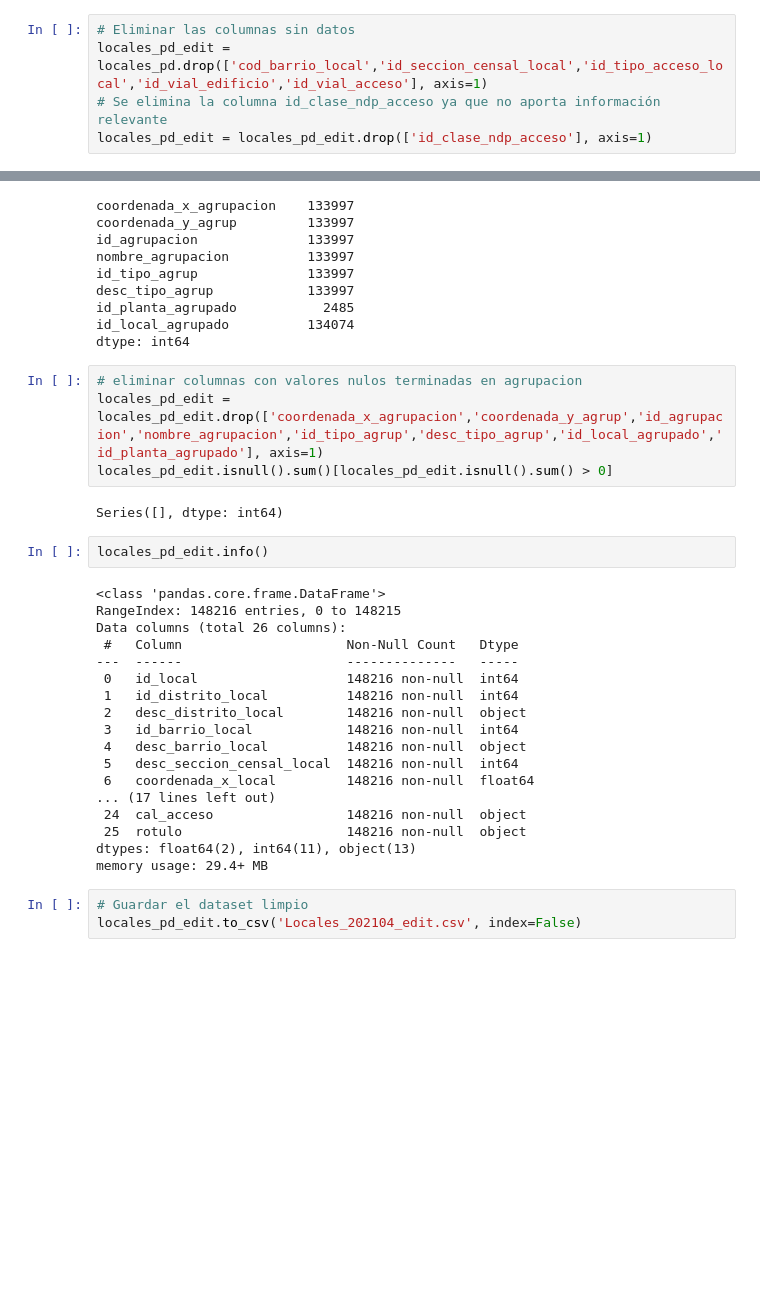
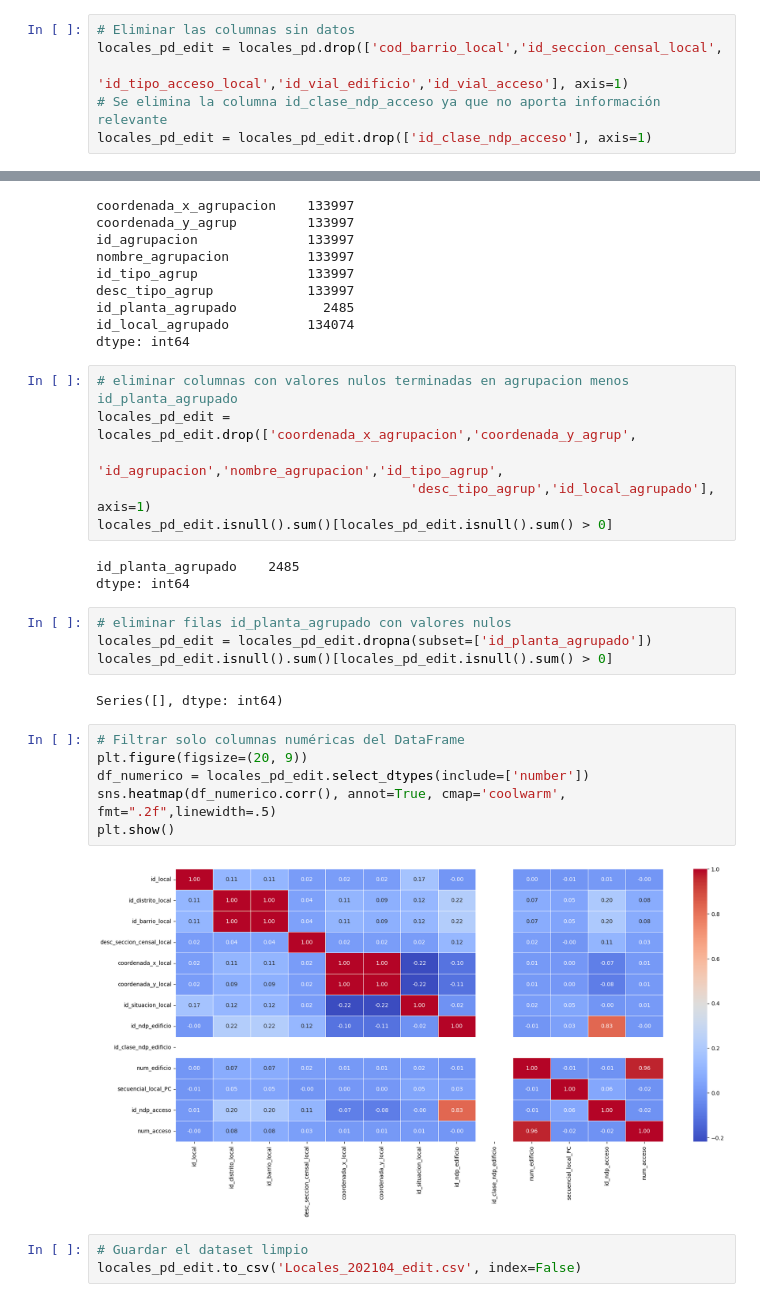
Before and after one commit to SantiagoDrckr/Gobierno_1, a Jupyter notebook: locales.ipynb, the cells around one changed output, grey strips where cells are left out. Saved outputs shown, nothing was run; the diff lists cells and outputs as text; blank space fills up the shorter version.

Commit message:
locales final

```diff
--- a/locales.ipynb
+++ b/locales.ipynb
@@ -127,7 +127,8 @@ plt.show()
 [figure]
 # %%
 # Eliminar las columnas sin datos
-locales_pd_edit = locales_pd.drop(['cod_barrio_local','id_seccion_censal_local','id_tipo_acceso_local','id_vial_edificio','id_vial_acceso'], axis=1)
+locales_pd_edit = locales_pd.drop(['cod_barrio_local','id_seccion_censal_local',
+                                   'id_tipo_acceso_local','id_vial_edificio','id_vial_acceso'], axis=1)
 # Se elimina la columna id_clase_ndp_acceso ya que no aporta información relevante
 locales_pd_edit = locales_pd_edit.drop(['id_clase_ndp_acceso'], axis=1)
 # %%
@@ -150,31 +151,28 @@ id_planta_agrupado           2485
 id_local_agrupado          134074
 dtype: int64
 # %%
-# eliminar columnas con valores nulos terminadas en agrupacion
-locales_pd_edit = locales_pd_edit.drop(['coordenada_x_agrupacion','coordenada_y_agrup','id_agrupacion','nombre_agrupacion','id_tipo_agrup','desc_tipo_agrup','id_local_agrupado','id_planta_agrupado'], axis=1)
+# eliminar columnas con valores nulos terminadas en agrupacion menos id_planta_agrupado
+locales_pd_edit = locales_pd_edit.drop(['coordenada_x_agrupacion','coordenada_y_agrup',
+                                        'id_agrupacion','nombre_agrupacion','id_tipo_agrup',
+                                        'desc_tipo_agrup','id_local_agrupado'], axis=1)
 locales_pd_edit.isnull().sum()[locales_pd_edit.isnull().sum() > 0]
 # %% [output]
-Series([], dtype: int64)
+id_planta_agrupado    2485
+dtype: int64
-# %%
-locales_pd_edit.info()
-# %% [output]
-<class 'pandas.core.frame.DataFrame'>
-RangeIndex: 148216 entries, 0 to 148215
-Data columns (total 26 columns):
- #   Column                     Non-Null Count   Dtype
----  ------                     --------------   -----
- 0   id_local                   148216 non-null  int64
- 1   id_distrito_local          148216 non-null  int64
- 2   desc_distrito_local        148216 non-null  object
- 3   id_barrio_local            148216 non-null  int64
- 4   desc_barrio_local          148216 non-null  object
- 5   desc_seccion_censal_local  148216 non-null  int64
- 6   coordenada_x_local         148216 non-null  float64
-... (17 lines left out)
- 24  cal_acceso                 148216 non-null  object
- 25  rotulo                     148216 non-null  object
-dtypes: float64(2), int64(11), object(13)
-memory usage: 29.4+ MB
+# %%
+# eliminar filas id_planta_agrupado con valores nulos
+locales_pd_edit = locales_pd_edit.dropna(subset=['id_planta_agrupado'])
+locales_pd_edit.isnull().sum()[locales_pd_edit.isnull().sum() > 0]
+# %% [output]
+Series([], dtype: int64)
+# %%
+# Filtrar solo columnas numéricas del DataFrame
+plt.figure(figsize=(20, 9))
+df_numerico = locales_pd_edit.select_dtypes(include=['number'])
+sns.heatmap(df_numerico.corr(), annot=True, cmap='coolwarm', fmt=".2f",linewidth=.5)
+plt.show()
+# %% [output]
+[figure, added]
 # %%
 # Guardar el dataset limpio
 locales_pd_edit.to_csv('Locales_202104_edit.csv', index=False)
```
Also changed, not shown: parts of 1 cell of this notebook, 1 other file.
